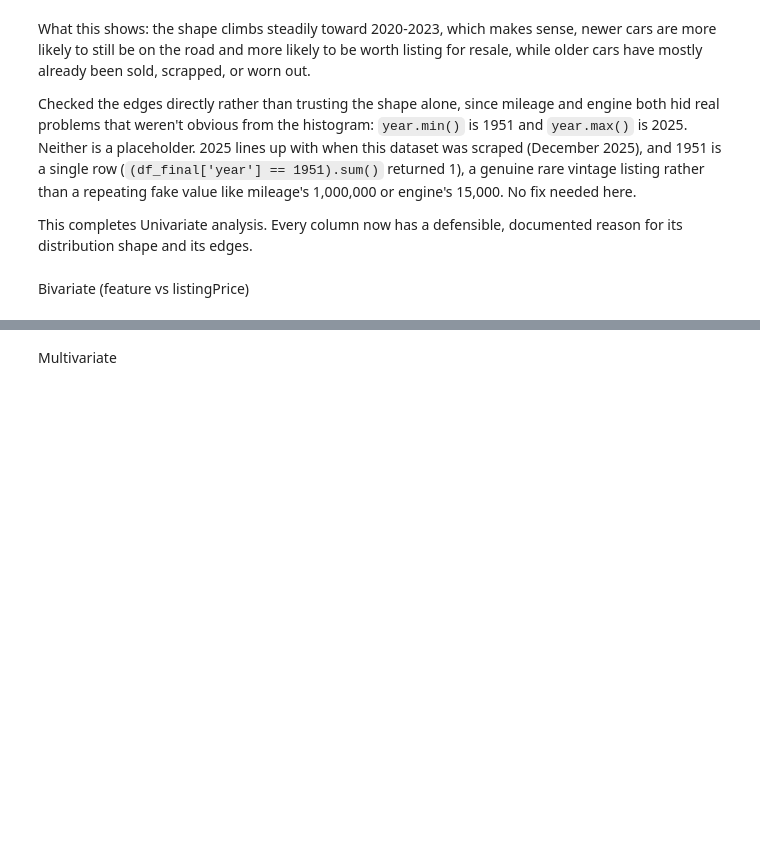
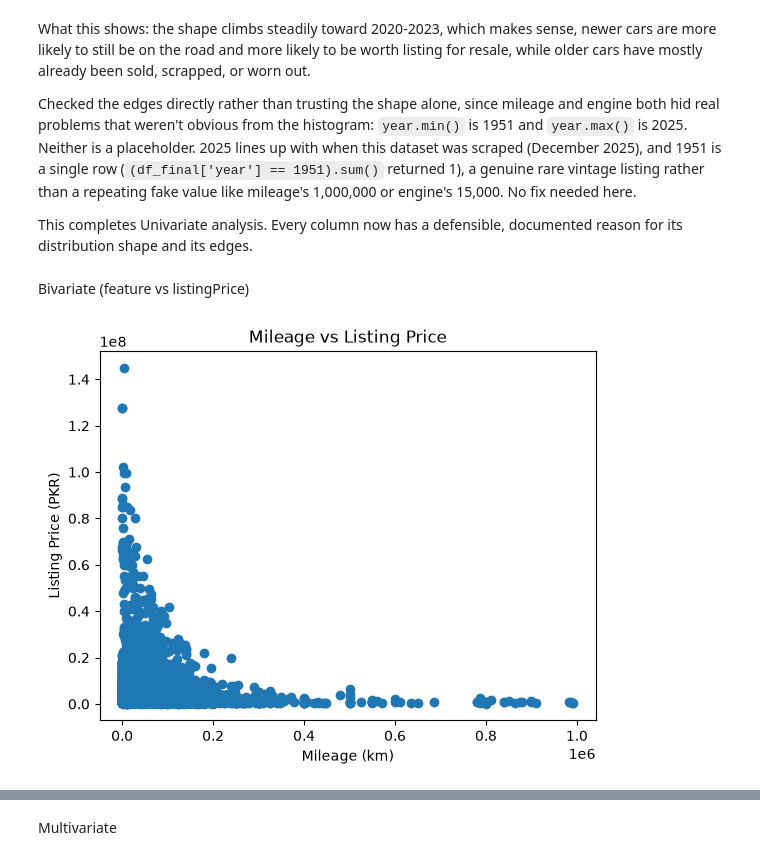
Before and after one commit to msumar7426/AI-ML-Journey, a Jupyter notebook: 01_Linear_Regression/project/used_car_price_prediction.ipynb, the cells around one changed output, grey strips where cells are left out. Saved outputs shown, nothing was run; the diff lists cells and outputs as text; code cells hidden in the pictures; blank space fills up the shorter version.

```diff
--- a/01_Linear_Regression/project/used_car_price_prediction.ipynb
+++ b/01_Linear_Regression/project/used_car_price_prediction.ipynb
@@ -260,3 +264,5 @@ df_final.shape
+# %%
+df_final['fuelType'] = df_final['fuelType'].replace('Lpg', 'LPG')
 # %% [markdown]
 Stage 3: EDA (Exploratory Data Analysis)
 
@@ -384,3 +390,11 @@ Checked the edges directly rather than trusting the shape alone, since mileage a
 This completes Univariate analysis. Every column now has a defensible, documented reason for its distribution shape and its edges.
 # %% [markdown]
 Bivariate (feature vs listingPrice)
+# %%
+plt.scatter(df_final['mileage'], df_final['listingPrice'])
+plt.xlabel('Mileage (km)')
+plt.ylabel('Listing Price (PKR)')
+plt.title('Mileage vs Listing Price')
+plt.show()
+# %% [output]
+[figure, added]
```
Also changed, not shown: parts of 6 cells of this notebook, 1 other file.
